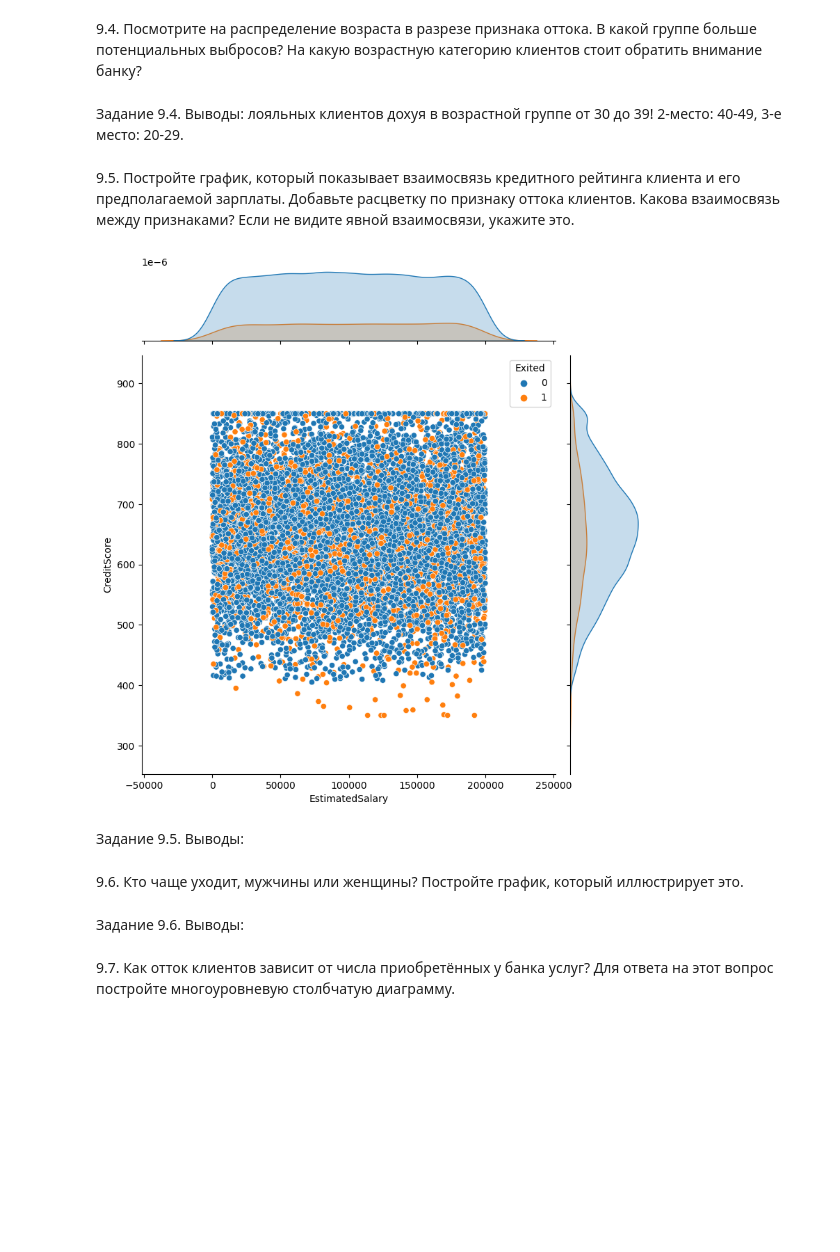
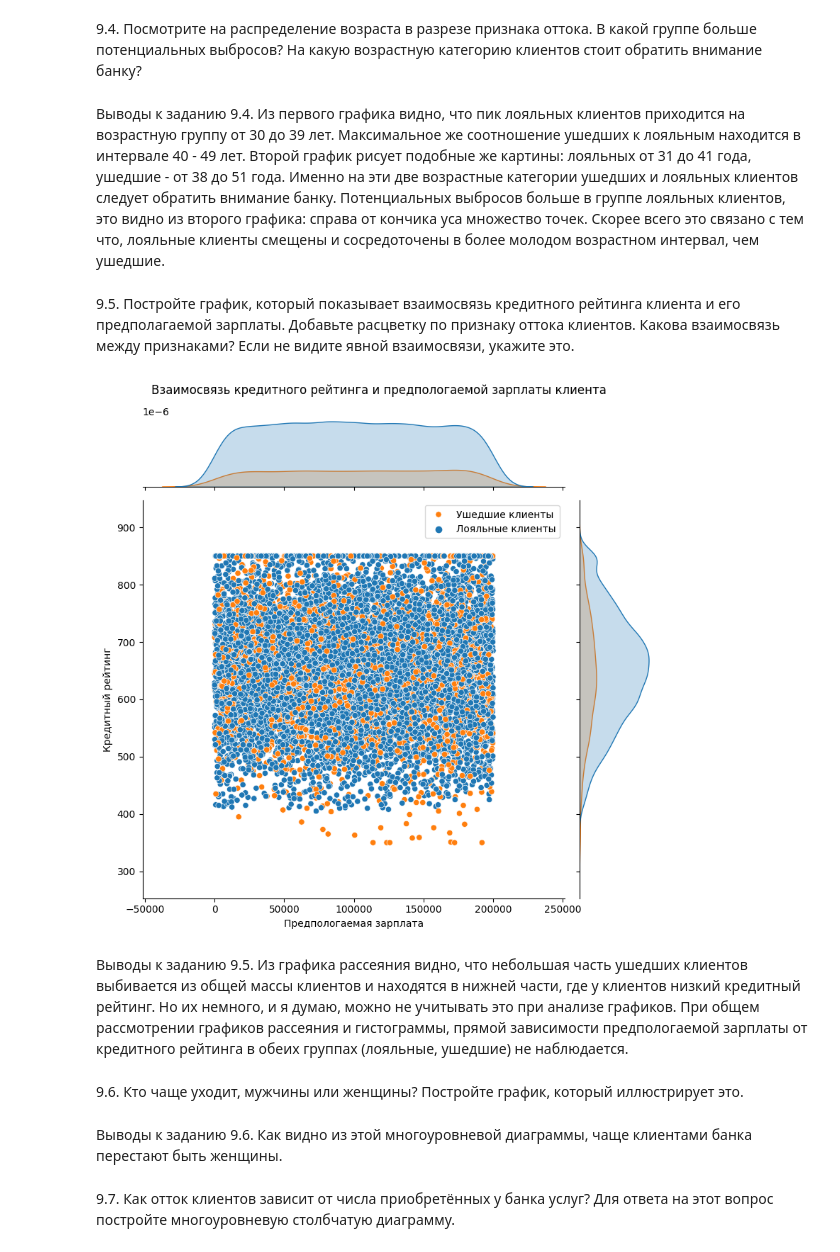
Before and after one commit to V3ence/DS_education, a Jupyter notebook: project_0.5/Visualization.ipynb, the cells around one changed output. Drawn from its saved outputs; the diff is of its cells as text; code cells hidden in the pictures; blank space fills up the shorter version.

```diff
--- a/project_0.5/Visualization.ipynb
+++ b/project_0.5/Visualization.ipynb
@@ -81,21 +91,27 @@ fig5 = px.box(
 )
 fig5.show()
 # %% [markdown]
-Задание 9.4. Выводы: лояльных клиентов дохуя в возрастной группе от 30 до 39! 2-место: 40-49, 3-е место: 20-29.
+Выводы к заданию 9.4. Из первого графика видно, что пик лояльных клиентов приходится на возрастную группу от 30 до 39 лет. Максимальное же соотношение ушедших к лояльным находится в интервале 40 - 49 лет. Второй график рисует подобные же картины: лояльных от 31 до 41 года, ушедшие - от 38 до 51 года.  Именно на эти две возрастные категории ушедших и лояльных клиентов следует обратить внимание банку. Потенциальных выбросов больше в группе лояльных клиентов, это видно из второго графика: справа от кончика уса множество точек. Скорее всего это связано с тем что, лояльные клиенты смещены и сосредоточены в более молодом возрастном интервал, чем ушедшие.
 # %% [markdown]
 9.5. Постройте график, который показывает взаимосвязь кредитного рейтинга клиента и его предполагаемой зарплаты. Добавьте расцветку по признаку оттока клиентов. Какова взаимосвязь между признаками? Если не видите явной взаимосвязи, укажите это.
 # %%
 jointplot = sns.jointplot(
     data = churn_data,
     x = 'EstimatedSalary',
     y = 'CreditScore',
     hue = 'Exited',
     height = 8
 )
+ax = plt.gca()
+ax.legend(["Ушедшие клиенты", "Лояльные клиенты"])
+
+jointplot.set_axis_labels('Предпологаемая зарплата', 'Кредитный рейтинг')
+jointplot.fig.suptitle('Взаимосвязь кредитного рейтинга и предпологаемой зарплаты клиента')
+jointplot.fig.subplots_adjust(top=0.92)
 # %% [output]
-[figure, old version]
+[figure, new version]
 # %% [markdown]
-Задание 9.5. Выводы:
+Выводы к заданию 9.5. Из графика рассеяния видно, что небольшая часть ушедших клиентов выбивается из общей массы клиентов и находятся в нижней части, где у клиентов низкий кредитный рейтинг. Но их немного, и я думаю, можно не учитывать это при анализе графиков. При общем рассмотрении графиков рассеяния и гистограммы, прямой зависимости предпологаемой зарплаты от кредитного рейтинга в обеих группах (лояльные, ушедшие) не наблюдается.
 # %% [markdown]
 9.6. Кто чаще уходит, мужчины или женщины? Постройте график, который иллюстрирует это.
 # %%
@@ -110,7 +128,7 @@ fig6.update_traces(textinfo="label + value + percent parent")
 
 fig6.show()
 # %% [markdown]
-Задание 9.6. Выводы:
+Выводы к заданию 9.6. Как видно из этой многоуровневой диаграммы, чаще клиентами банка перестают быть женщины.
 # %% [markdown]
 9.7. Как отток клиентов зависит от числа приобретённых у банка услуг? Для ответа на этот вопрос постройте многоуровневую столбчатую диаграмму.
 # %%
```
Also changed, not shown: parts of 15 cells of this notebook.
